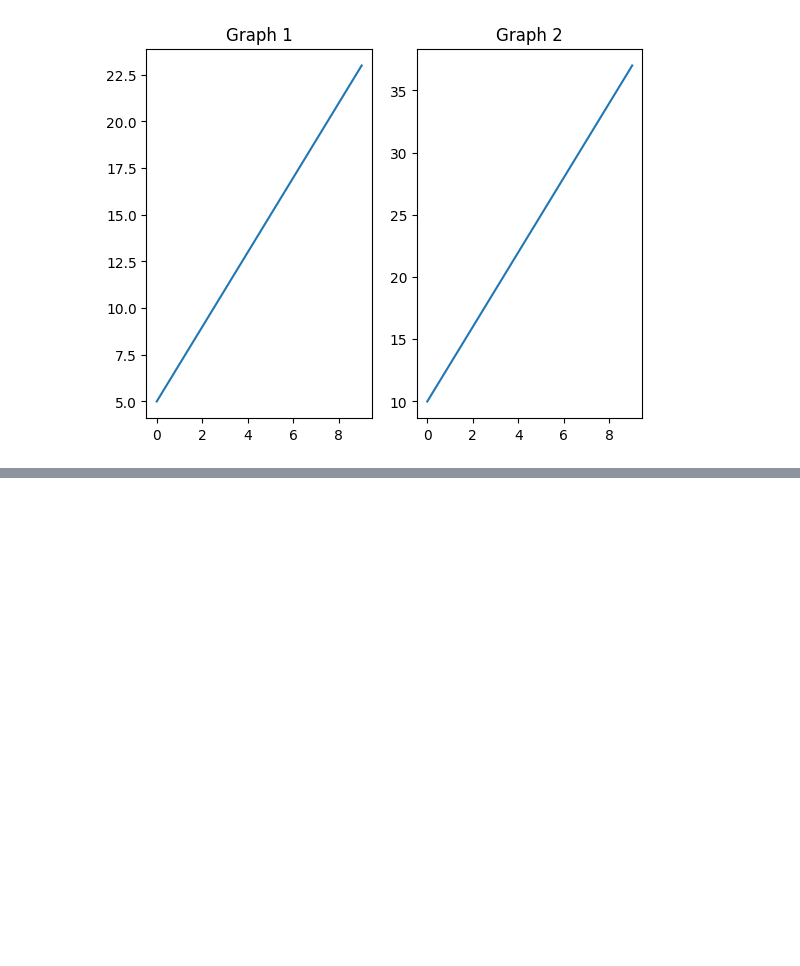
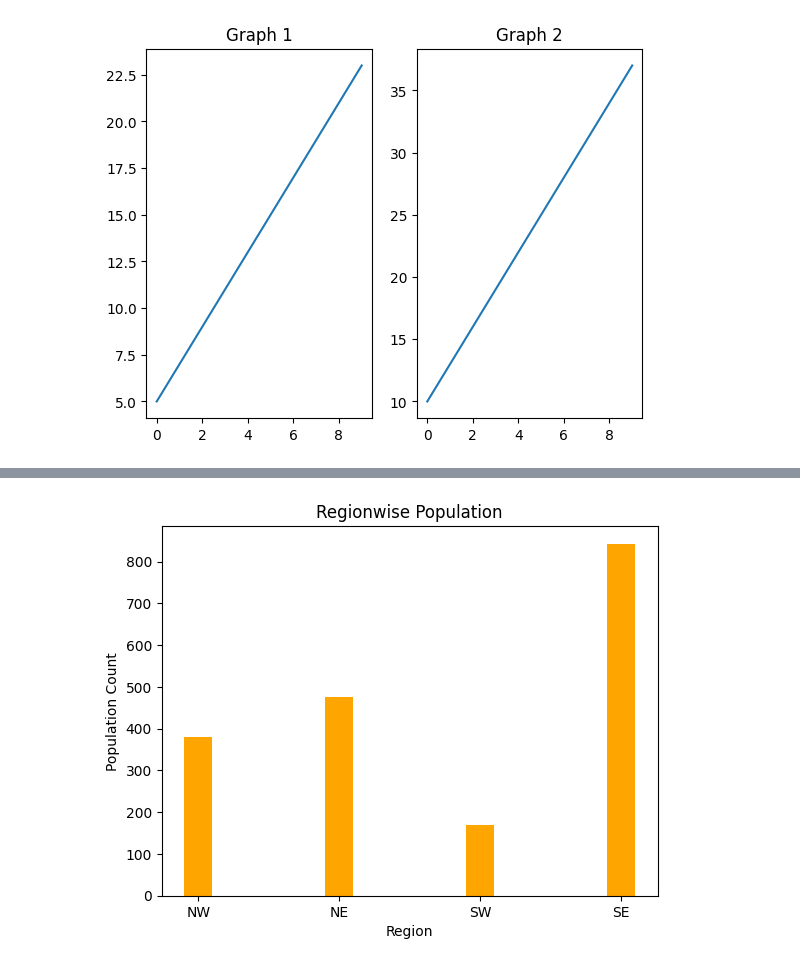
Before and after one commit to ShatakshiR/PythonDemo, a Jupyter notebook: visualization.ipynb, the cells around one changed output, grey strips where cells are left out. Saved outputs shown, nothing was run; the diff lists cells and outputs as text; code cells hidden in the pictures; blank space fills up the shorter version.

```diff
--- a/visualization.ipynb
+++ b/visualization.ipynb
@@ -85,0 +95,13 @@ plt.show()
+# %%
+# Bar Chart
+# when there is categorical variable on one axis and continuous variable on another axis
+region = ['NW', 'NE', 'SW', 'SE']
+population = [380, 475, 169, 843]
+# %%
+plt.bar(region, population, color='orange', width=0.2)
+plt.title('Regionwise Population')
+plt.xlabel('Region')
+plt.ylabel('Population Count')
+plt.show()
+# %% [output]
+[figure, added]
```
Also changed, not shown: parts of 5 cells of this notebook.
